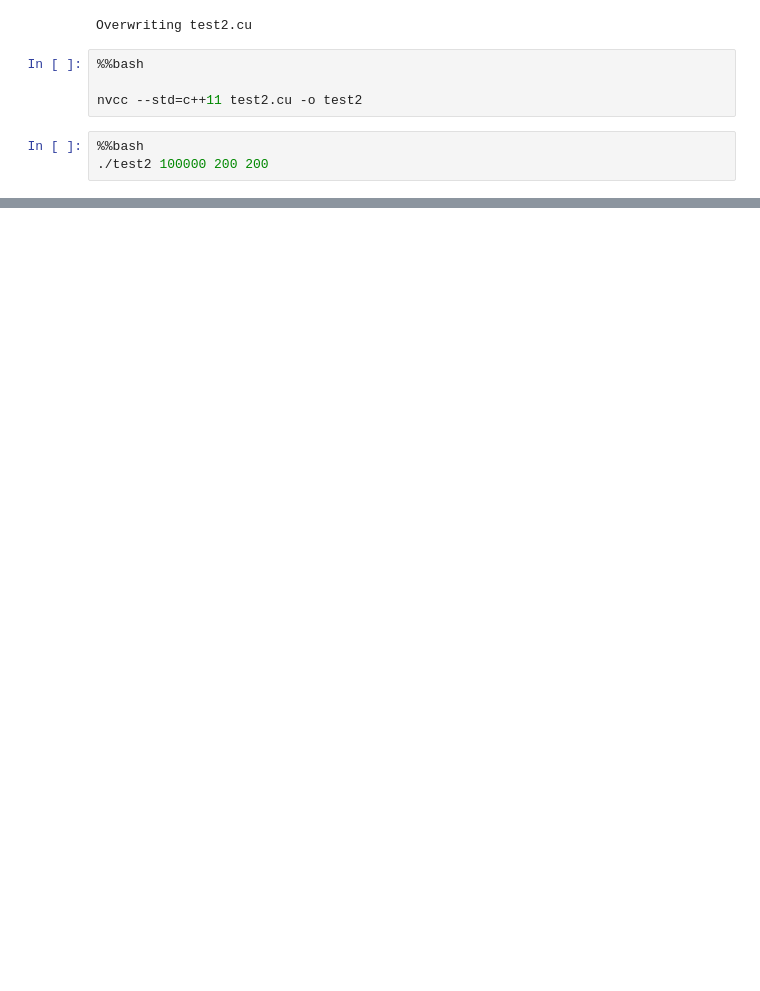
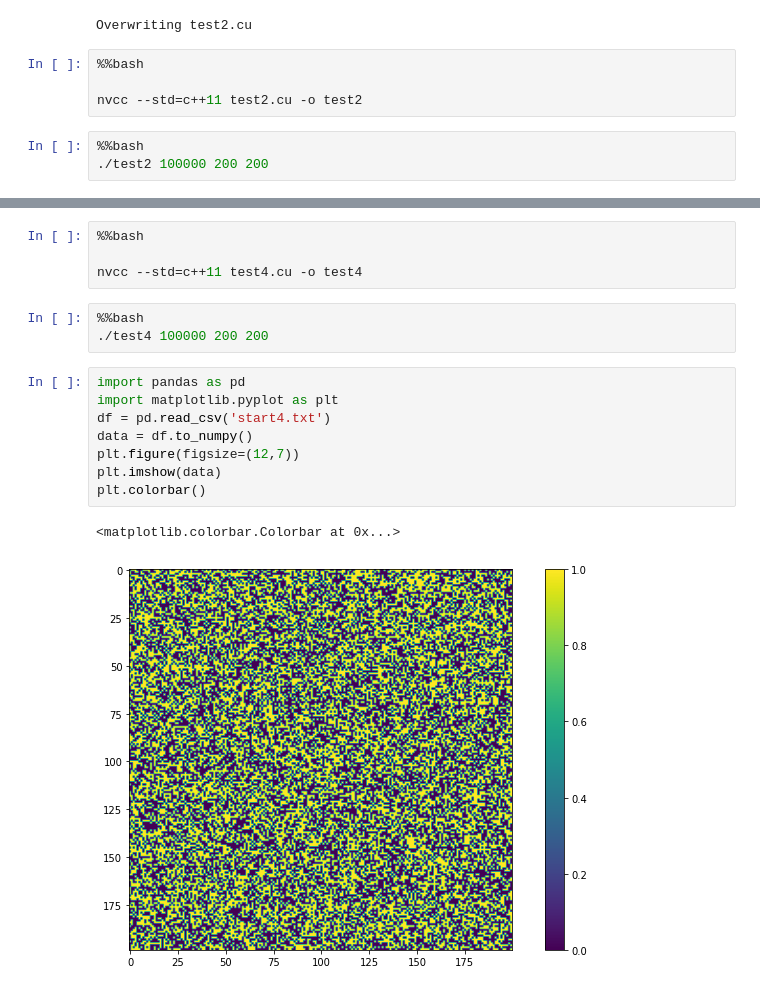
Before and after one commit to rafjar/WdPRiR, a Jupyter notebook: CUDA_Zadanie.ipynb, the cells around one changed output, grey strips where cells are left out. Saved outputs shown, nothing was run; the diff lists cells and outputs as text; blank space fills up the shorter version.

```diff
--- a/CUDA_Zadanie.ipynb
+++ b/CUDA_Zadanie.ipynb
@@ -388,0 +675,18 @@ nvprof ./test2 100000 200 200
+# %%
+%%bash
+
+nvcc --std=c++11 test4.cu -o test4
+# %%
+%%bash
+./test4 100000 200 200
+# %%
+import pandas as pd
+import matplotlib.pyplot as plt
+df = pd.read_csv('start4.txt')
+data = df.to_numpy()
+plt.figure(figsize=(12,7))
+plt.imshow(data)
+plt.colorbar()
+# %% [output]
+<matplotlib.colorbar.Colorbar at 0x...>
+[figure, added]
```
Also changed, not shown: parts of 20 cells of this notebook.
